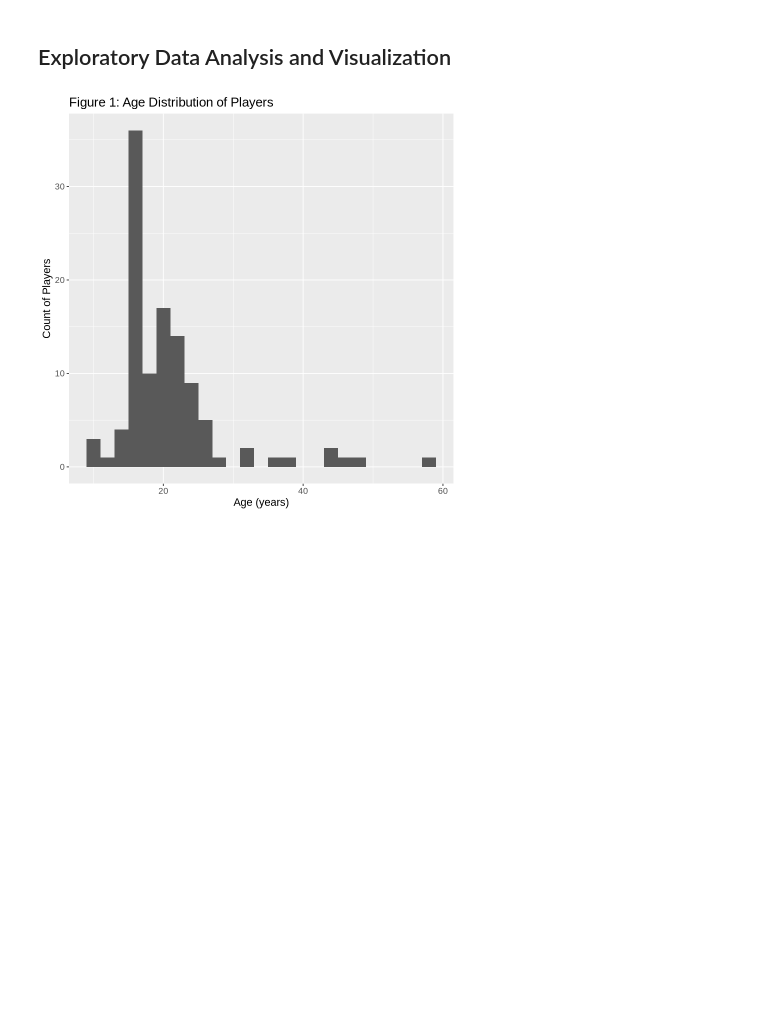
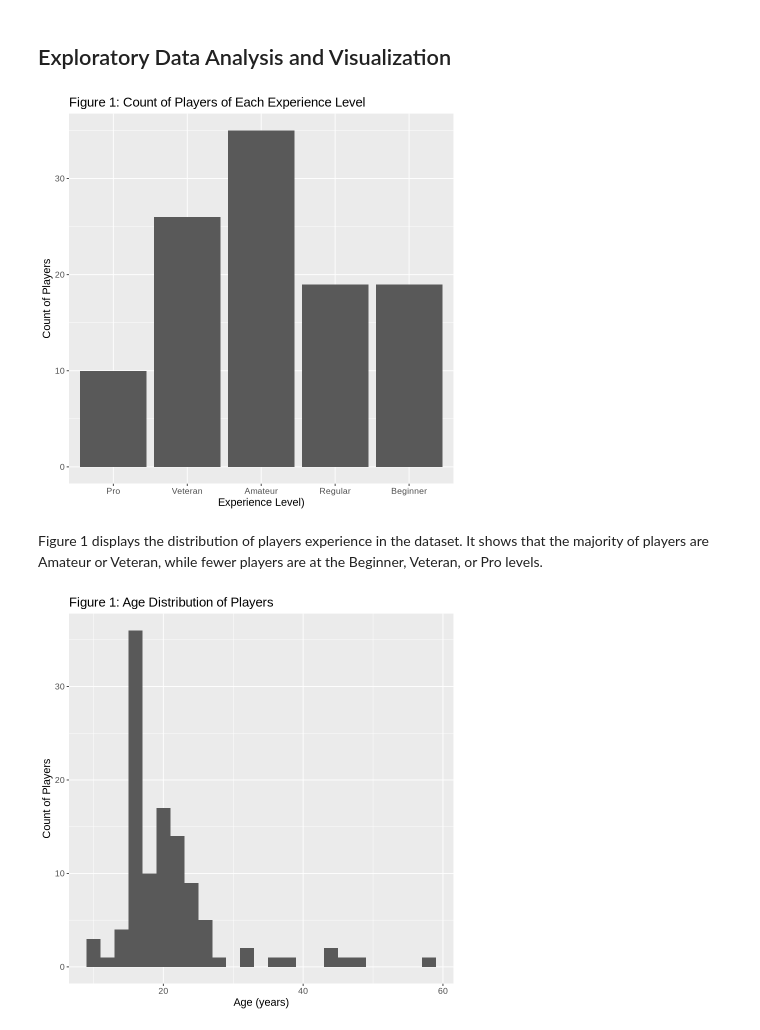
Before and after one commit to dod0bird/Dsci-Group-Project, a Jupyter notebook: Group report.ipynb, the cells around one changed output. Drawn from its saved outputs; the diff is of its cells as text; code cells hidden in the pictures; blank space fills up the shorter version.

```diff
--- a/Group report.ipynb
+++ b/Group report.ipynb
@@ -230,6 +230,18 @@ A tibble: 6 × 8
 + `experience` is a factor variable that records player's experience level in the game, such as `Pro`,`Veteran`, `Amateur`, `Regular`, and `Beginner`.
 # %% [markdown]
 ## Exploratory Data Analysis and Visualization
+# %%
+age_distribution <- players_new |>
+  ggplot(aes(x = experience)) +
+  geom_bar(stat = "count") +
+  xlab("Experience Level)") + ylab("Count of Players") +
+  ggtitle("Figure 1: Count of Players of Each Experience Level") +
+  theme(text = element_text(size=13))
+age_distribution
+# %% [output]
+[figure, added]
+# %% [markdown]
+Figure 1 displays the distribution of players experience in the dataset. It shows that the majority of players are Amateur or Veteran, while fewer players are at the Beginner, Veteran, or Pro levels.
 # %%
 age_distribution <- players_new |>
   ggplot(aes(x = Age)) +
```
Also changed, not shown: parts of 15 cells of this notebook.
